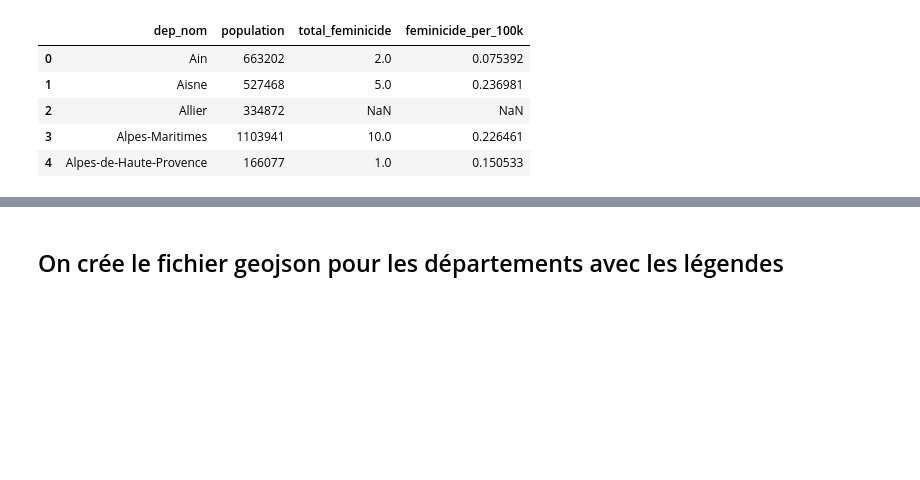
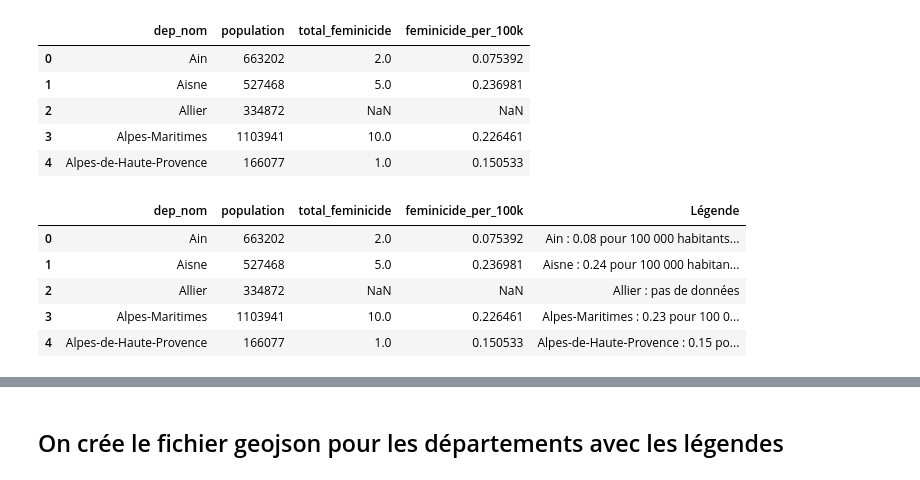
Before and after one commit to Guillaume-BR/feminicide, a Jupyter notebook: notebooks/clean_data.ipynb, the cells around one changed output, grey strips where cells are left out. Saved outputs shown, nothing was run; the diff lists cells and outputs as text; code cells hidden in the pictures; blank space fills up the shorter version.

```diff
--- a/notebooks/clean_data.ipynb
+++ b/notebooks/clean_data.ipynb
@@ -397,0 +391,9 @@ df_total_dep_tom = df_total_dep[df_total_dep['dep_nom'].isin(['Guadeloupe','Mart
+# %%
+df_total_dep.head()
+# %% [output]
+|  | dep_nom | population | total_feminicide | feminicide_per_100k | Légende |
+| 0 | Ain | 663202 | 2.0 | 0.075392 | Ain : 0.08 pour 100 000 habitants... |
+| 1 | Aisne | 527468 | 5.0 | 0.236981 | Aisne : 0.24 pour 100 000 habitan... |
+| 2 | Allier | 334872 | NaN | NaN | Allier : pas de données |
+| 3 | Alpes-Maritimes | 1103941 | 10.0 | 0.226461 | Alpes-Maritimes : 0.23 pour 100 0... |
+| 4 | Alpes-de-Haute-Provence | 166077 | 1.0 | 0.150533 | Alpes-de-Haute-Provence : 0.15 po... |
```
Also changed, not shown: parts of 7 cells of this notebook, 5 other files.
